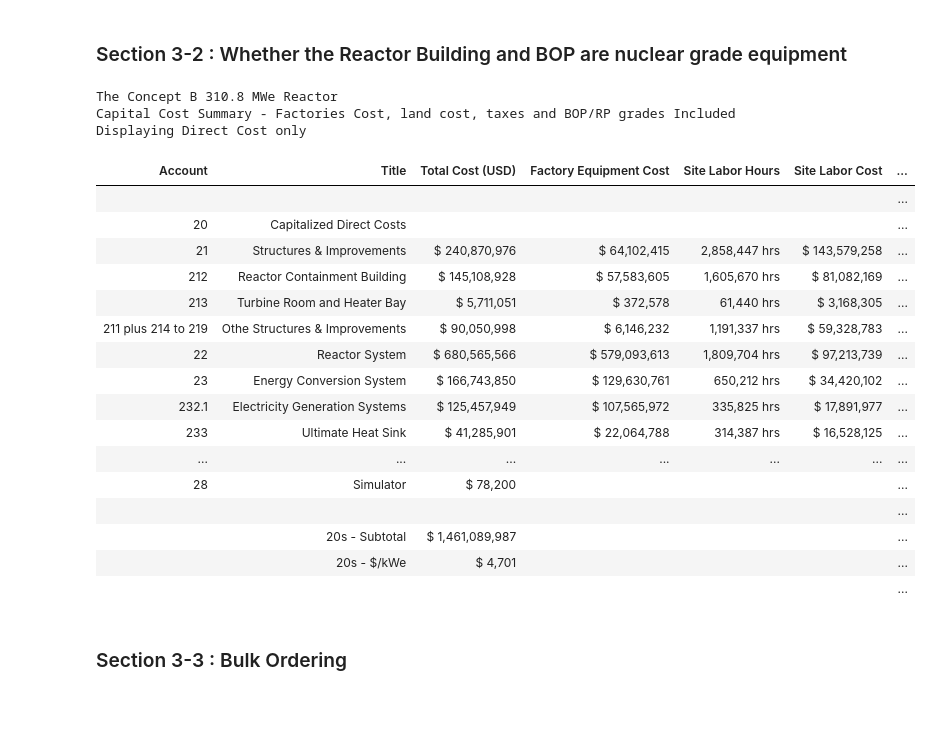
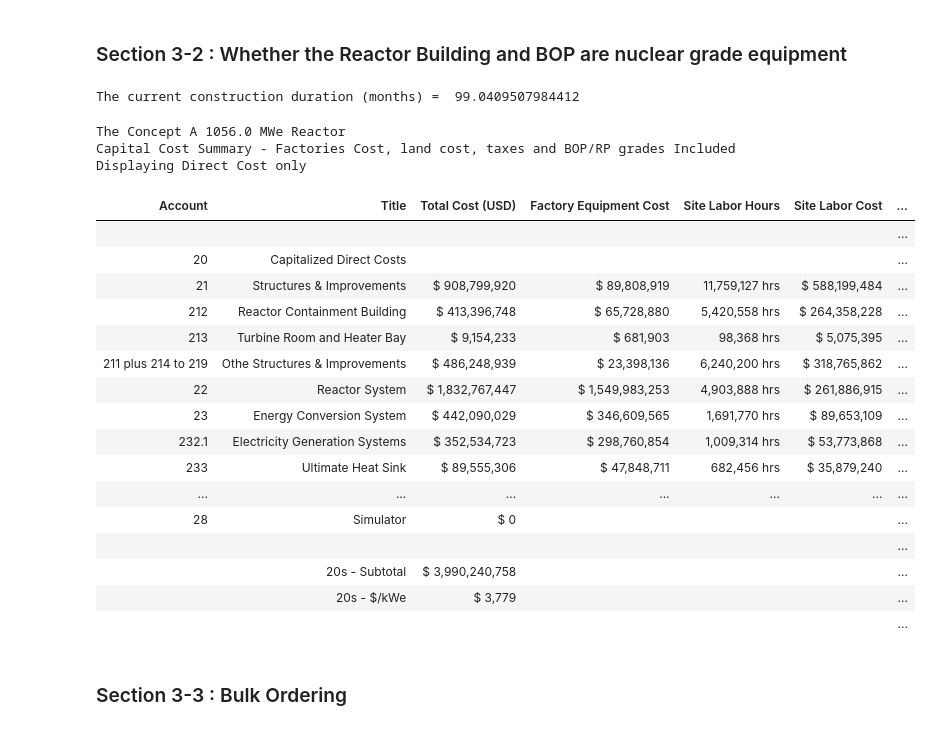
Before and after one commit to accert-dev/ACCERT, a Jupyter notebook: Cost_Reduction/CostReduction_exploration_mode.ipynb, the cells around one changed output. Drawn from its saved outputs; the diff is of its cells as text; code cells hidden in the pictures.

```diff
--- a/Cost_Reduction/CostReduction_exploration_mode.ipynb
+++ b/Cost_Reduction/CostReduction_exploration_mode.ipynb
@@ -78,7 +87,7 @@ FOAK Capital Cost Summary - Baseline hypothetical well-executeed project
 ## ## User-defined Independent Variables (Global Levers)
 
 # reactor type: Concept A or Concept B
-reactor_type = "Concept B"
+reactor_type = "Concept A"
 
 # Which reactor unit: first of a kind : nth of a kind
 n_th = 1
@@ -120,6 +129,8 @@ N_cons =5
 # modularity : "stick_built"  or "modularized"
 mod_0 = "modularized"
 
+
+
 # cross_site_standardization :
 standardization_0 = 0.8 # 0.7 corresponds to 70% standardization for PWRs
 
@@ -128,7 +139,7 @@ BOP_grade_0 = "non_nuclear"
 RB_grade_0 = "nuclear"
 
 # #investment tax credits subsidies
-ITC_0 = 0
+ITC_0 = 0.06
 
 #number of reactors claiming ITC
 n_ITC = 3
@@ -218,13 +229,14 @@ def add_factory_cost(Reactor_data_0, power, f_22, f_2321):
 
 
     Reactor_data_fac = update_high_level_costs(db, power)
-
+    ref_tot_lab_hrs = sum_lab_hrs (Reactor_data_fac)
 
     Reactor_data_fac_ = pd.DataFrame()
     Reactor_data_fac_ = Reactor_data_fac[['Account', 'Title', 'Total Cost (USD)', 'Factory Equipment Cost', 'Site Labor Hours', 'Site Labor Cost',\
                     'Site Material Cost']].copy()
 
-    return Reactor_data_fac_
+
+    return Reactor_data_fac_  , ref_tot_lab_hrs
 
 
 
@@ -233,11 +245,11 @@ def add_factory_cost(Reactor_data_0, power, f_22, f_2321):
 reactor_data = (reactor_data_read(reactor_type ))[0]
 reactor_power = (reactor_data_read(reactor_type ))[1]
 
-Reactor_data_factory = add_factory_cost(reactor_data , reactor_power, f_22, f_2321)
+Reactor_data_factory = (add_factory_cost(reactor_data , reactor_power, f_22, f_2321))[0]
 Reactor_data_factory_pretty = prettify(Reactor_data_factory,\
     f" The {reactor_type} {np.round(reactor_power/1000,1)} MWe Reactor <br> Capital Cost Summary - Factories Cost Included  <br> Displaying Direct Cost only<br><br> ", "no_subsidies")
 
-# list of rows to hide (not affected by this cost change)
+# # list of rows to hide (not affected by this cost change)
 list1 = list(range(0, 11))
 list2 = list(range(29, 69))
 hidden_list1 = list1 + list2
@@ -343,10 +355,12 @@ Capital Cost Summary - Factories Cost, land cost and taxes Included
 
 # If the reactor building is non nuclear, the cost reduction factor for acount 212 is 0.6
 
-def add_BOP_RP_grades(Reactor_data_updated_1, RB_grade_0, BOP_grade_0, power):
+def add_BOP_RP_grades(Reactor_data_updated_1, RB_grade_0, BOP_grade_0, power, reactor_type):
 
     RB_grade = RB_grade_0     # Does not change when building more units
     BOP_grade = BOP_grade_0   # Does not change when building more units
+
+
 
     db = pd.DataFrame()
 
@@ -401,54 +415,72 @@ def add_BOP_RP_grades(Reactor_data_updated_1, RB_grade_0, BOP_grade_0, power):
         db.loc[db.Account == '232.1', 'Factory Equipment Cost'] = ((Reactor_data_updated_1.loc[Reactor_data_updated_1.Account == '232.1', 'Factory Equipment Cost']).values)
         db.loc[db.Account == '232.1', 'Site Labor Hours'] = ((Reactor_data_updated_1.loc[Reactor_data_updated_1.Account == '232.1', 'Site Labor Hours']).values)
         db.loc[db.Account == '232.1', 'Site Labor Cost'] = ((Reactor_data_updated_1.loc[Reactor_data_updated_1.Account == '232.1', 'Site Labor Cost']).values)
 
 
     Reactor_data_updated_2 = update_high_level_costs(db, power)
 
     Reactor_data_updated_2_ = pd.DataFrame()
     Reactor_data_updated_2_ = Reactor_data_updated_2[['Account', 'Title', 'Total Cost (USD)', 'Factory Equipment Cost', 'Site Labor Hours', 'Site Labor Cost',\
                     'Site Material Cost']].copy()
 
-    return Reactor_data_updated_2_
+
+
+    if reactor_type == "Concept A":
+        duration = 125
+    elif reactor_type == "Concept B":
+        duration = 80
+
+    new_dur = update_cons_duration(Reactor_data_updated_1, Reactor_data_updated_2,  duration)
+
+     #apply modularity factor affecting the construction duration
+    if mod_0 == "modularized" :
+        mod_factor = 0.8
+    else:
+        mod_factor = 1
+
+    new_dur_1 = new_dur * mod_factor
+    return Reactor_data_updated_2_ , new_dur_1
 
 
 # # Example
 reactor_data = (reactor_data_read(reactor_type ))[0]
 reactor_power = (reactor_data_read(reactor_type ))[1]
 
-Reactor_data_factory = add_factory_cost(reactor_data , reactor_power, f_22, f_2321)
+Reactor_data_factory = (add_factory_cost(reactor_data , reactor_power, f_22, f_2321))[0]
 
 Reactor_data_factory_land_taxes = add_land_cost(Reactor_data_factory , land_cost_per_acre_0, reactor_power)
-Reactor_data_factory_land_taxes_BOP_RP_grades = add_BOP_RP_grades(Reactor_data_factory_land_taxes  , RB_grade_0, BOP_grade_0, reactor_power)
-
+Reactor_data_factory_land_taxes_BOP_RP_grades_result = add_BOP_RP_grades(Reactor_data_factory_land_taxes  , RB_grade_0, BOP_grade_0, reactor_power, reactor_type)
+Reactor_data_factory_land_taxes_BOP_RP_grades = Reactor_data_factory_land_taxes_BOP_RP_grades_result[0]
+current_cons_duration = Reactor_data_factory_land_taxes_BOP_RP_grades_result[1][0]
 
 
 Reactor_data_factory_land_taxes_BOP_RP_grades_pretty = prettify(Reactor_data_factory_land_taxes_BOP_RP_grades ,\
     f" The {reactor_type} {np.round(reactor_power/1000,1)} MWe Reactor <br> Capital Cost Summary - Factories Cost, land cost, taxes and BOP/RP grades Included  <br> Displaying Direct Cost only<br><br> ", "no_subsidies")
 
 
-
+print("The current construction duration (months) = ", current_cons_duration )
 Reactor_data_factory_land_taxes_BOP_RP_grades_pretty.hide(subset=hidden_list1, axis=0) # show direct cost only
 # %% [output]
-The Concept B 310.8 MWe Reactor
-Capital Cost Summary - Factories Cost, land cost, taxes and BOP/RP grades Included
-Displaying Direct Cost only
+The current construction duration (months) =  99.0409507984412
+The Concept A 1056.0 MWe Reactor
+Capital Cost Summary - Factories Cost, land cost, taxes and BOP/RP grades Included
+Displaying Direct Cost only
 | Account | Title | Total Cost (USD) | Factory Equipment Cost | Site Labor Hours | Site Labor Cost | ... |
 |  |  |  |  |  |  | ... |
 | 20 | Capitalized Direct Costs |  |  |  |  | ... |
-| 21 | Structures & Improvements | $ 240,870,976 | $ 64,102,415 | 2,858,447 hrs | $ 143,579,258 | ... |
-| 212 | Reactor Containment Building | $ 145,108,928 | $ 57,583,605 | 1,605,670 hrs | $ 81,082,169 | ... |
-| 213 | Turbine Room and Heater Bay | $ 5,711,051 | $ 372,578 | 61,440 hrs | $ 3,168,305 | ... |
-| 211 plus 214 to 219 | Othe Structures & Improvements | $ 90,050,998 | $ 6,146,232 | 1,191,337 hrs | $ 59,328,783 | ... |
-| 22 | Reactor System | $ 680,565,566 | $ 579,093,613 | 1,809,704 hrs | $ 97,213,739 | ... |
-| 23 | Energy Conversion System | $ 166,743,850 | $ 129,630,761 | 650,212 hrs | $ 34,420,102 | ... |
-| 232.1 | Electricity Generation Systems | $ 125,457,949 | $ 107,565,972 | 335,825 hrs | $ 17,891,977 | ... |
-| 233 | Ultimate Heat Sink | $ 41,285,901 | $ 22,064,788 | 314,387 hrs | $ 16,528,125 | ... |
+| 21 | Structures & Improvements | $ 908,799,920 | $ 89,808,919 | 11,759,127 hrs | $ 588,199,484 | ... |
+| 212 | Reactor Containment Building | $ 413,396,748 | $ 65,728,880 | 5,420,558 hrs | $ 264,358,228 | ... |
+| 213 | Turbine Room and Heater Bay | $ 9,154,233 | $ 681,903 | 98,368 hrs | $ 5,075,395 | ... |
+| 211 plus 214 to 219 | Othe Structures & Improvements | $ 486,248,939 | $ 23,398,136 | 6,240,200 hrs | $ 318,765,862 | ... |
+| 22 | Reactor System | $ 1,832,767,447 | $ 1,549,983,253 | 4,903,888 hrs | $ 261,886,915 | ... |
+| 23 | Energy Conversion System | $ 442,090,029 | $ 346,609,565 | 1,691,770 hrs | $ 89,653,109 | ... |
+| 232.1 | Electricity Generation Systems | $ 352,534,723 | $ 298,760,854 | 1,009,314 hrs | $ 53,773,868 | ... |
+| 233 | Ultimate Heat Sink | $ 89,555,306 | $ 47,848,711 | 682,456 hrs | $ 35,879,240 | ... |
 | ... | ... | ... | ... | ... | ... | ... |
-| 28 | Simulator | $ 78,200 |  |  |  | ... |
+| 28 | Simulator | $ 0 |  |  |  | ... |
 |  |  |  |  |  |  | ... |
-|  | 20s - Subtotal | $ 1,461,089,987 |  |  |  | ... |
-|  | 20s - $/kWe | $ 4,701 |  |  |  | ... |
+|  | 20s - Subtotal | $ 3,990,240,758 |  |  |  | ... |
+|  | 20s - $/kWe | $ 3,779 |  |  |  | ... |
 |  |  |  |  |  |  | ... |
 # %% [markdown]
 ### Section 3-3 : Bulk Ordering
```
Also changed, not shown: parts of 31 cells of this notebook.
